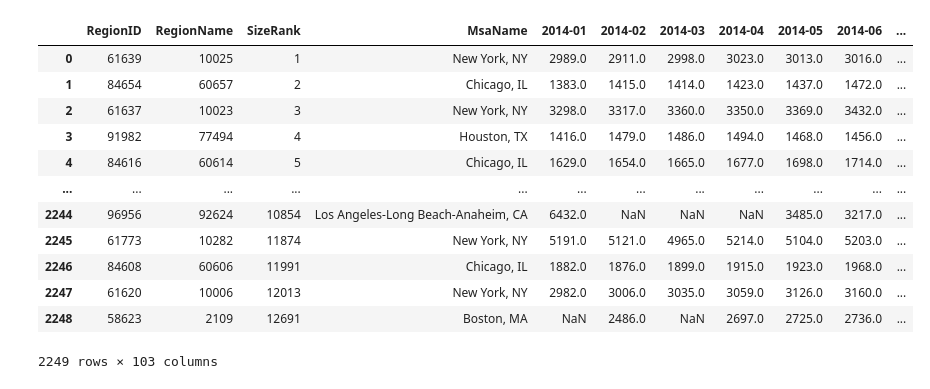
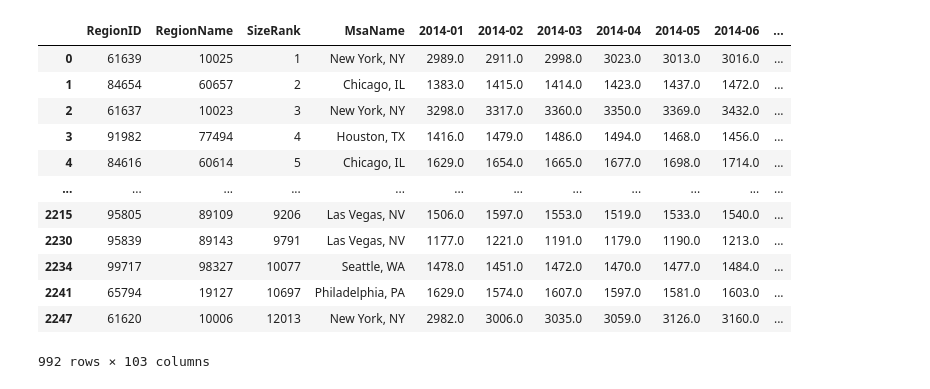
Before and after one commit to alisaghaffi/project-1, a Jupyter notebook: Rent.ipynb, the cells around one changed output. Drawn from its saved outputs; the diff is of its cells as text; code cells hidden in the pictures.

```diff
--- a/Rent.ipynb
+++ b/Rent.ipynb
@@ -6,17 +10,19 @@ import pandas as pd
 # %%
+#Drop NA Values
 rent = pd.read_csv('Resources/Zip_ZORI_AllHomesPlusMultifamily_Smoothed.csv')
-rent
+rent.head()
+rent.dropna()
 # %% [output]
 |  | RegionID | RegionName | SizeRank | MsaName | 2014-01 | 2014-02 | 2014-03 | 2014-04 | 2014-05 | 2014-06 | ... |
 | 0 | 61639 | 10025 | 1 | New York, NY | 2989.0 | 2911.0 | 2998.0 | 3023.0 | 3013.0 | 3016.0 | ... |
 | 1 | 84654 | 60657 | 2 | Chicago, IL | 1383.0 | 1415.0 | 1414.0 | 1423.0 | 1437.0 | 1472.0 | ... |
 | 2 | 61637 | 10023 | 3 | New York, NY | 3298.0 | 3317.0 | 3360.0 | 3350.0 | 3369.0 | 3432.0 | ... |
 | 3 | 91982 | 77494 | 4 | Houston, TX | 1416.0 | 1479.0 | 1486.0 | 1494.0 | 1468.0 | 1456.0 | ... |
 | 4 | 84616 | 60614 | 5 | Chicago, IL | 1629.0 | 1654.0 | 1665.0 | 1677.0 | 1698.0 | 1714.0 | ... |
 | ... | ... | ... | ... | ... | ... | ... | ... | ... | ... | ... | ... |
-| 2244 | 96956 | 92624 | 10854 | Los Angeles-Long Beach-Anaheim, CA | 6432.0 | NaN | NaN | NaN | 3485.0 | 3217.0 | ... |
-| 2245 | 61773 | 10282 | 11874 | New York, NY | 5191.0 | 5121.0 | 4965.0 | 5214.0 | 5104.0 | 5203.0 | ... |
-| 2246 | 84608 | 60606 | 11991 | Chicago, IL | 1882.0 | 1876.0 | 1899.0 | 1915.0 | 1923.0 | 1968.0 | ... |
+| 2215 | 95805 | 89109 | 9206 | Las Vegas, NV | 1506.0 | 1597.0 | 1553.0 | 1519.0 | 1533.0 | 1540.0 | ... |
+| 2230 | 95839 | 89143 | 9791 | Las Vegas, NV | 1177.0 | 1221.0 | 1191.0 | 1179.0 | 1190.0 | 1213.0 | ... |
+| 2234 | 99717 | 98327 | 10077 | Seattle, WA | 1478.0 | 1451.0 | 1472.0 | 1470.0 | 1477.0 | 1484.0 | ... |
+| 2241 | 65794 | 19127 | 10697 | Philadelphia, PA | 1629.0 | 1574.0 | 1607.0 | 1597.0 | 1581.0 | 1603.0 | ... |
 | 2247 | 61620 | 10006 | 12013 | New York, NY | 2982.0 | 3006.0 | 3035.0 | 3059.0 | 3126.0 | 3160.0 | ... |
-| 2248 | 58623 | 2109 | 12691 | Boston, MA | NaN | 2486.0 | NaN | 2697.0 | 2725.0 | 2736.0 | ... |
-2249 rows × 103 columns
+992 rows × 103 columns
```
Also changed, not shown: parts of 16 cells of this notebook.
